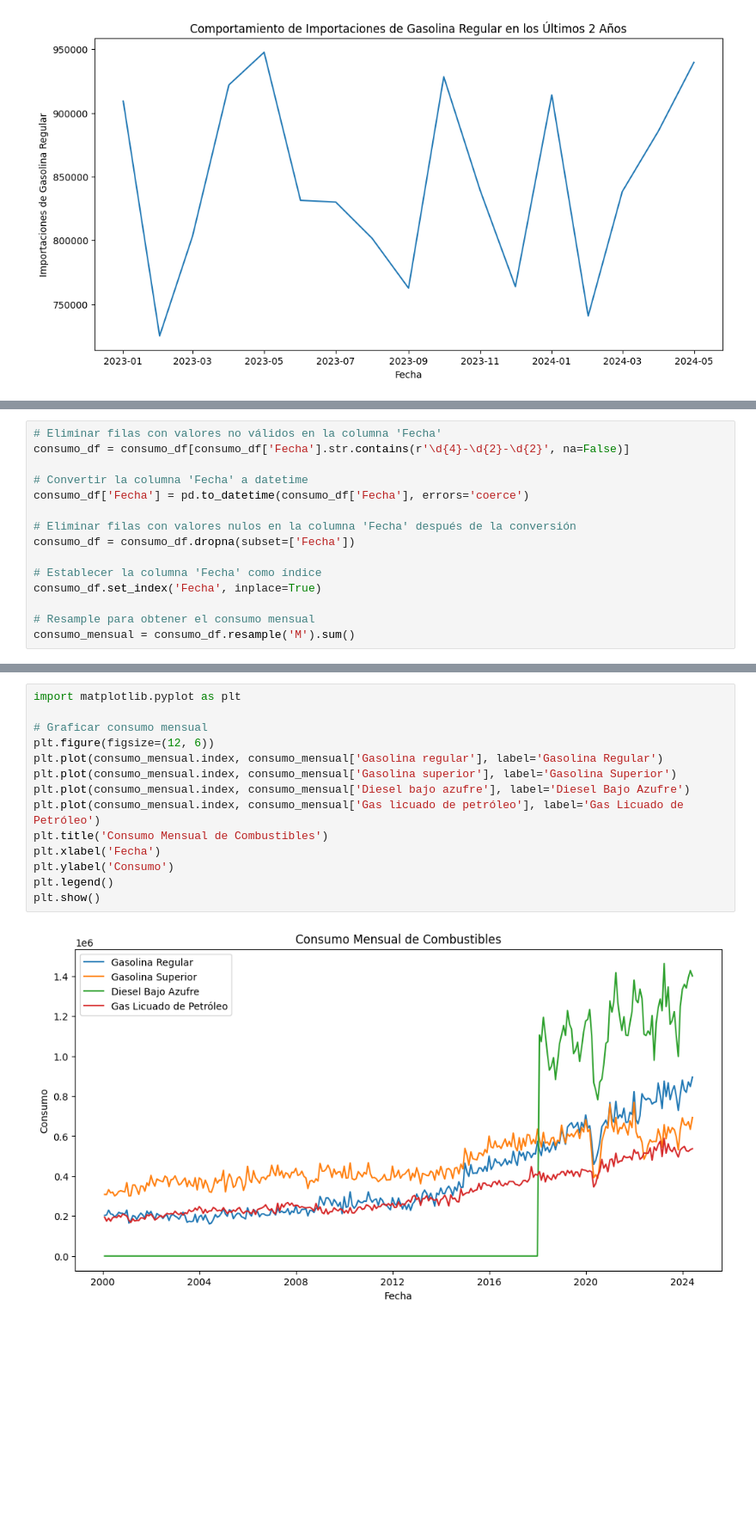
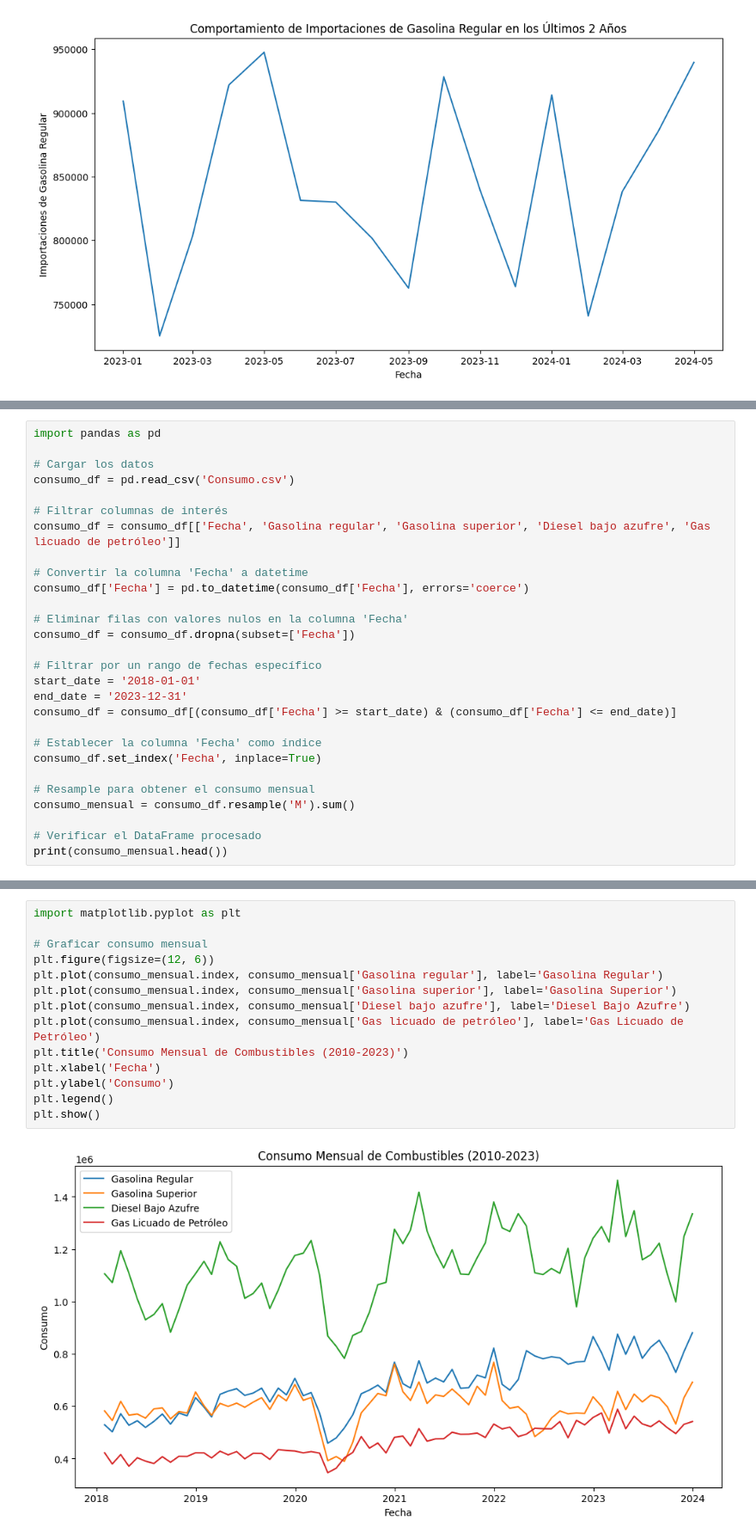
Before and after one commit to AragonD19/Lab2DataScince, a Jupyter notebook: Lab2.ipynb, the cells around one changed output, grey strips where cells are left out. Shown at 86% size. Drawn from its saved outputs; the diff is of its cells as text; blank space fills up the shorter version.

```diff
--- a/Lab2.ipynb
+++ b/Lab2.ipynb
@@ -252,15 +263,28 @@ plt.show()
 # %%
-# Eliminar filas con valores no válidos en la columna 'Fecha'
-consumo_df = consumo_df[consumo_df['Fecha'].str.contains(r'\d{4}-\d{2}-\d{2}', na=False)]
+import pandas as pd
+
+# Cargar los datos
+consumo_df = pd.read_csv('Consumo.csv')
+
+# Filtrar columnas de interés
+consumo_df = consumo_df[['Fecha', 'Gasolina regular', 'Gasolina superior', 'Diesel bajo azufre', 'Gas licuado de petróleo']]
 
 # Convertir la columna 'Fecha' a datetime
 consumo_df['Fecha'] = pd.to_datetime(consumo_df['Fecha'], errors='coerce')
 
-# Eliminar filas con valores nulos en la columna 'Fecha' después de la conversión
+# Eliminar filas con valores nulos en la columna 'Fecha'
 consumo_df = consumo_df.dropna(subset=['Fecha'])
+
+# Filtrar por un rango de fechas específico
+start_date = '2018-01-01'
+end_date = '2023-12-31'
+consumo_df = consumo_df[(consumo_df['Fecha'] >= start_date) & (consumo_df['Fecha'] <= end_date)]
 
 # Establecer la columna 'Fecha' como índice
 consumo_df.set_index('Fecha', inplace=True)
 
 # Resample para obtener el consumo mensual
 consumo_mensual = consumo_df.resample('M').sum()
+
+# Verificar el DataFrame procesado
+print(consumo_mensual.head())
@@ -267,16 +307,16 @@ consumo_mensual = consumo_df.resample('M').sum()
 # %%
 import matplotlib.pyplot as plt
 
 # Graficar consumo mensual
 plt.figure(figsize=(12, 6))
 plt.plot(consumo_mensual.index, consumo_mensual['Gasolina regular'], label='Gasolina Regular')
 plt.plot(consumo_mensual.index, consumo_mensual['Gasolina superior'], label='Gasolina Superior')
 plt.plot(consumo_mensual.index, consumo_mensual['Diesel bajo azufre'], label='Diesel Bajo Azufre')
 plt.plot(consumo_mensual.index, consumo_mensual['Gas licuado de petróleo'], label='Gas Licuado de Petróleo')
-plt.title('Consumo Mensual de Combustibles')
+plt.title('Consumo Mensual de Combustibles (2010-2023)')
 plt.xlabel('Fecha')
 plt.ylabel('Consumo')
 plt.legend()
 plt.show()
 # %% [output]
-[figure, old version]
+[figure, new version]
```
Also changed, not shown: parts of 49 cells of this notebook.
